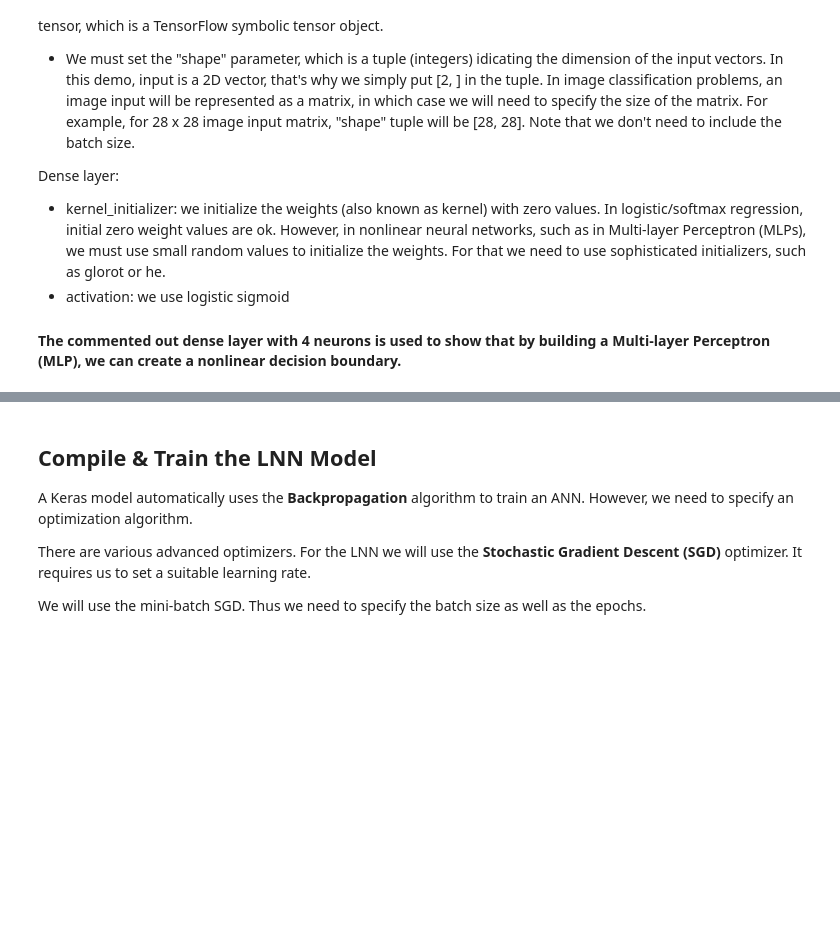
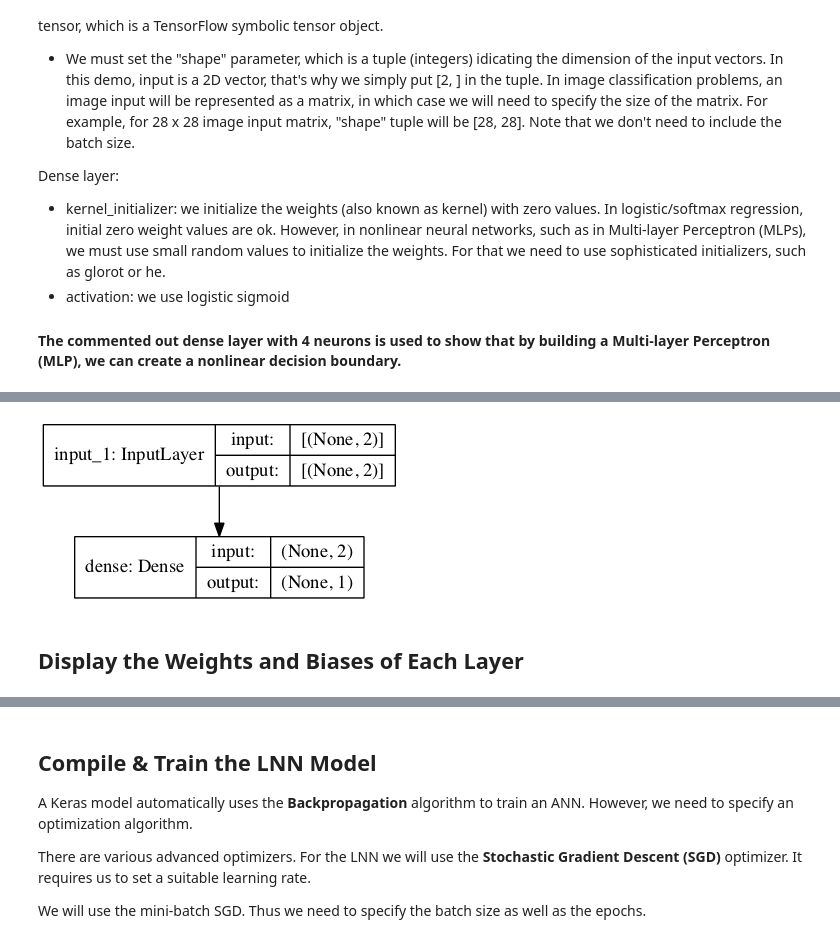
Before and after one commit to rhasanbd/Linear-Neural-Networks, a Jupyter notebook: Linear Neural Network-2-Binary Classification-Linearly Nonseperable.ipynb, the cells around one changed output, grey strips where cells are left out. Saved outputs shown, nothing was run; the diff lists cells and outputs as text; code cells hidden in the pictures; blank space fills up the shorter version.

```diff
--- a/Linear Neural Network-2-Binary Classification-Linearly Nonseperable.ipynb
+++ b/Linear Neural Network-2-Binary Classification-Linearly Nonseperable.ipynb
@@ -133,0 +142,6 @@ Wall time: 23.9 ms
+# %%
+tf.keras.utils.plot_model(model, show_shapes=True)
+# %% [output]
+[figure, added]
+# %% [markdown]
+## Display the Weights and Biases of Each Layer
```
Also changed, not shown: parts of 4 cells of this notebook.
